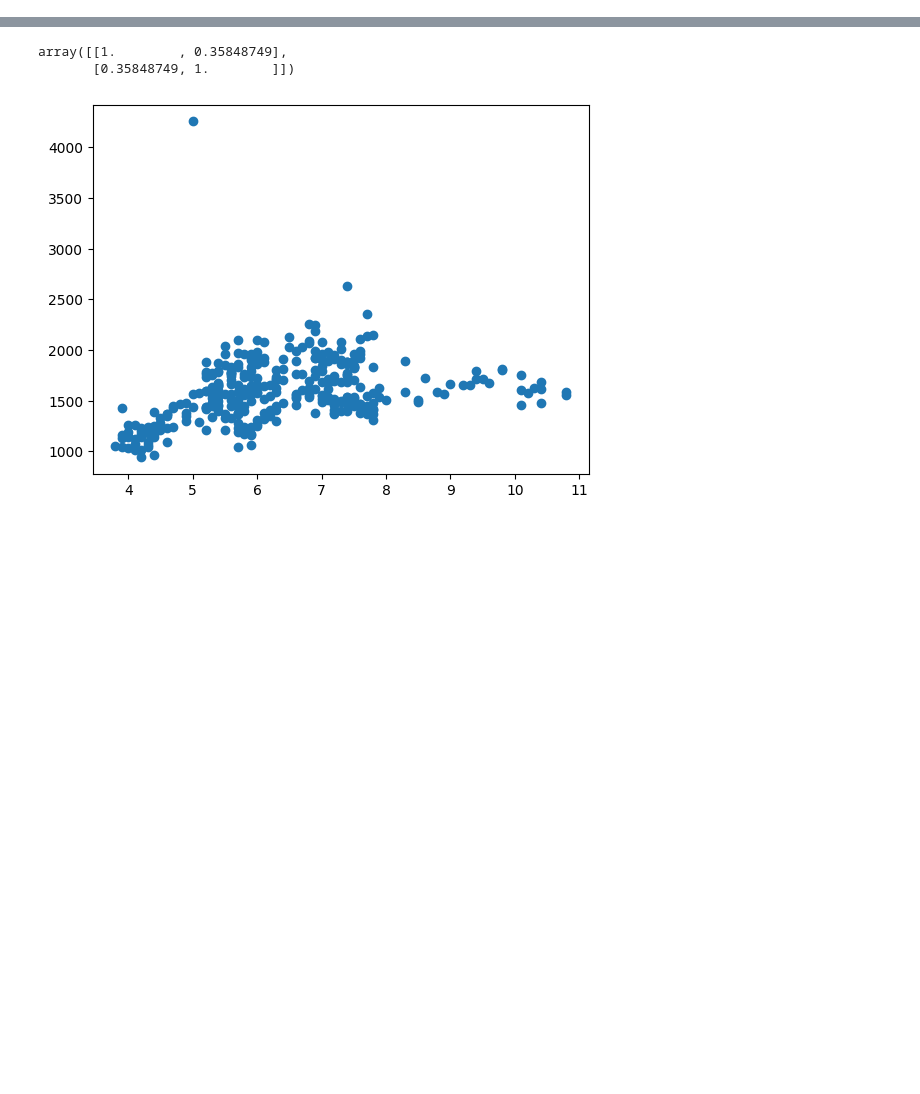
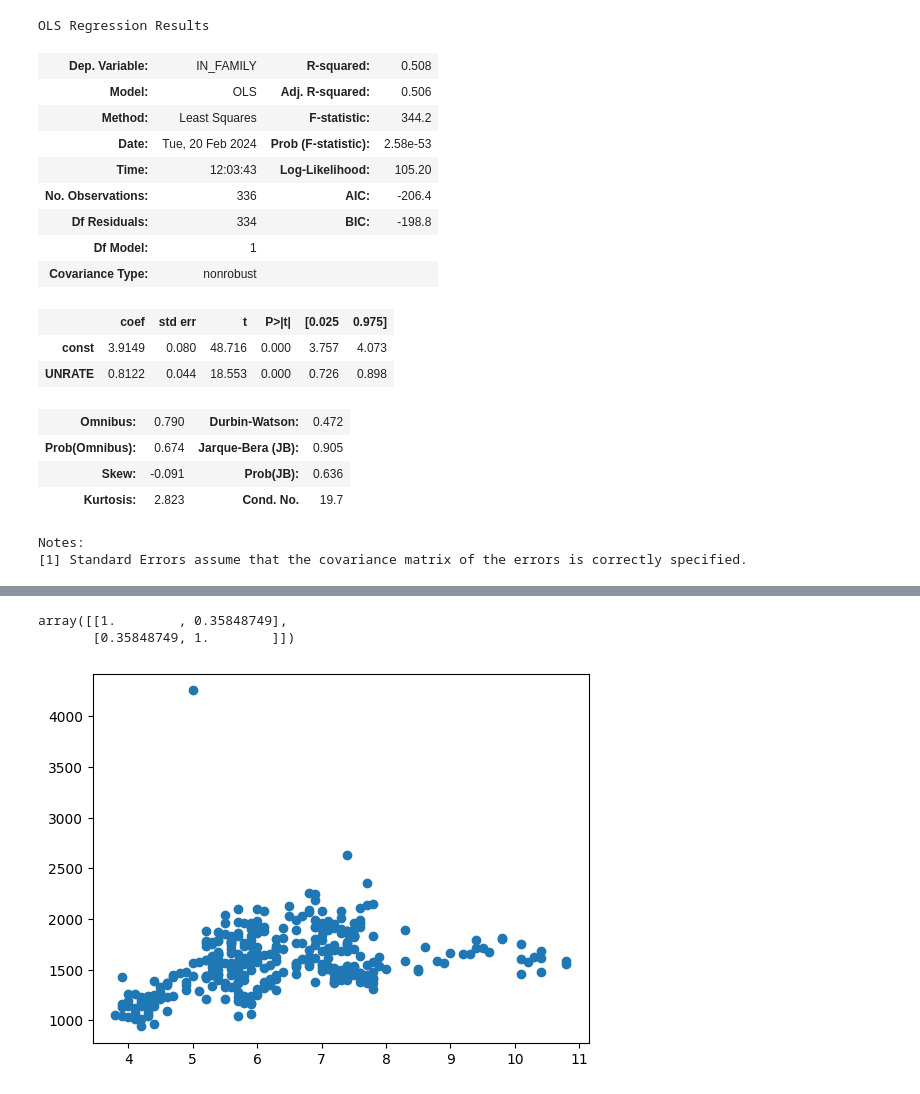
Before and after one commit to parleon/evo_eco, a Jupyter notebook: Assignment/A1.ipynb, the cells around one changed output, grey strips where cells are left out. Drawn from its saved outputs; the diff is of its cells as text; code cells hidden in the pictures; blank space fills up the shorter version.

```diff
--- a/Assignment/A1.ipynb
+++ b/Assignment/A1.ipynb
@@ -40,4 +59,32 @@ unemployment.drop(columns=["DATE"], inplace=True)
 ts = ts.join(unemployment, how="left")
 
 ts.dropna(inplace=True)
+# %%
+x = np.log(ts["UNRATE"])
+
+x = sm.add_constant(x)
+
+y = np.log(ts["IN_FAMILY"])
+
+sm.OLS(y, x).fit().summary()
+# %% [output]
+OLS Regression Results
+| Dep. Variable: | IN_FAMILY | R-squared: | 0.508 |
+| Model: | OLS | Adj. R-squared: | 0.506 |
+| Method: | Least Squares | F-statistic: | 344.2 |
+| Date: | Tue, 20 Feb 2024 | Prob (F-statistic): | 2.58e-53 |
+| Time: | 12:03:43 | Log-Likelihood: | 105.20 |
+| No. Observations: | 336 | AIC: | -206.4 |
+| Df Residuals: | 334 | BIC: | -198.8 |
+| Df Model: | 1 |  |  |
+| Covariance Type: | nonrobust |  |  |
+|  | coef | std err | t | P>|t| | [0.025 | 0.975] |
+| const | 3.9149 | 0.080 | 48.716 | 0.000 | 3.757 | 4.073 |
+| UNRATE | 0.8122 | 0.044 | 18.553 | 0.000 | 0.726 | 0.898 |
+| Omnibus: | 0.790 | Durbin-Watson: | 0.472 |
+| Prob(Omnibus): | 0.674 | Jarque-Bera (JB): | 0.905 |
+| Skew: | -0.091 | Prob(JB): | 0.636 |
+| Kurtosis: | 2.823 | Cond. No. | 19.7 |
+Notes:
+[1] Standard Errors assume that the covariance matrix of the errors is correctly specified.
 # %%
```
Also changed, not shown: parts of 4 cells of this notebook, 7 other files.
